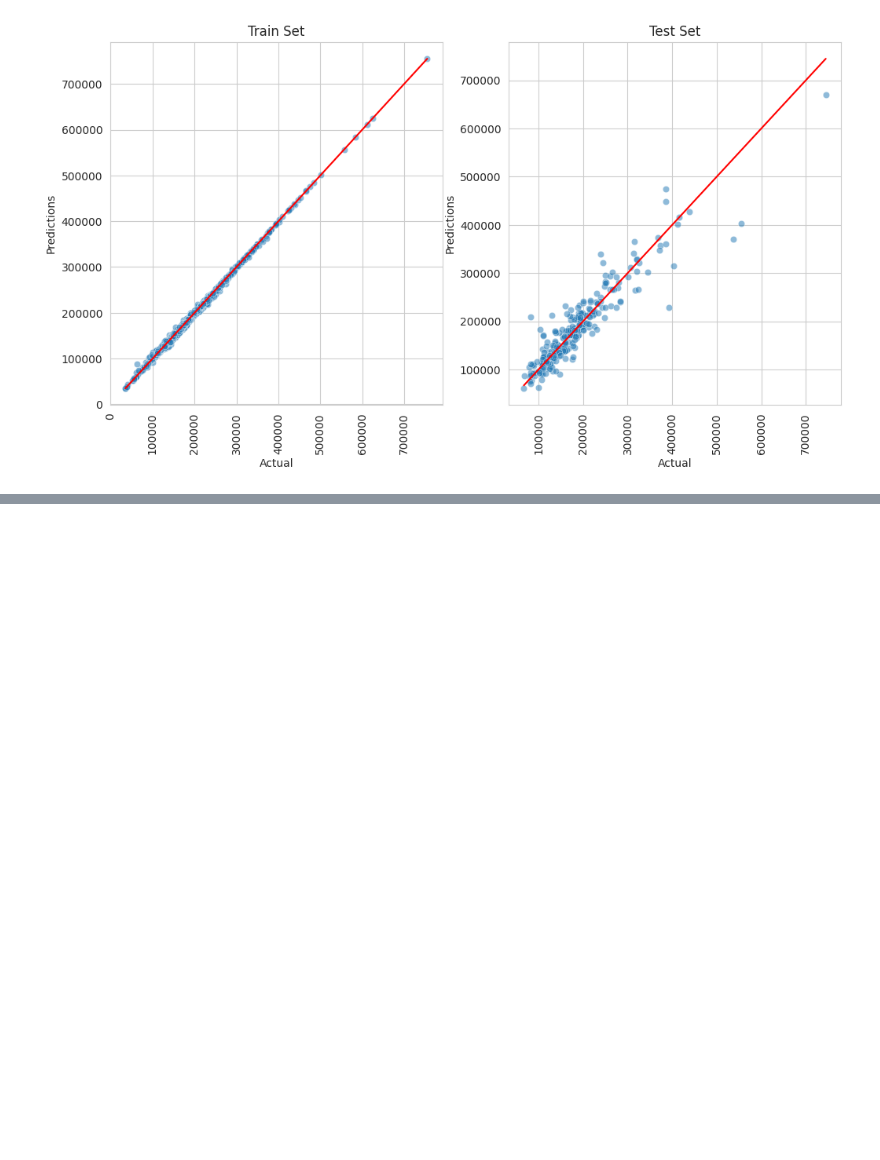
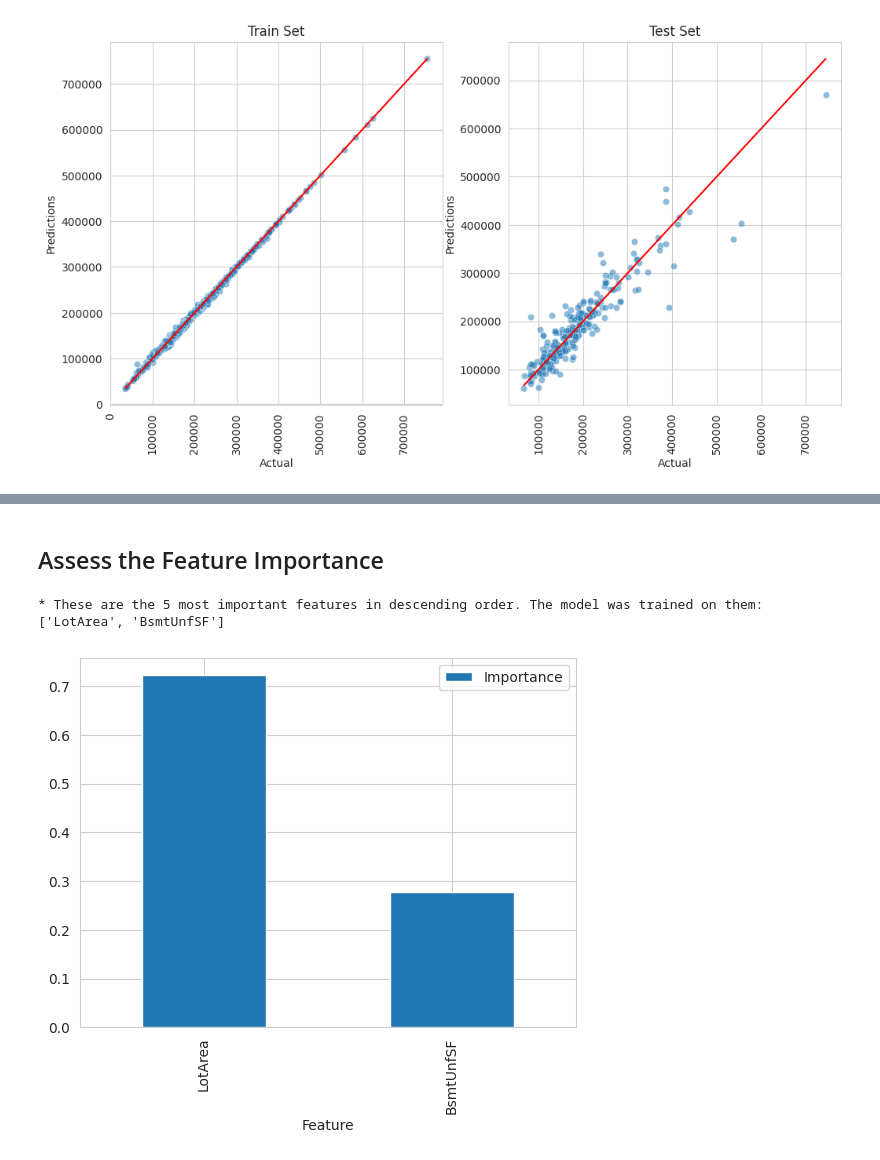
Before and after one commit to James-Burch/PP5-ML-PROJECT, a Jupyter notebook: jupyter_notebooks/5.Modeling and Evaluation - Predict House Price.ipynb, the cells around one changed output, grey strips where cells are left out. Saved outputs shown, nothing was run; the diff lists cells and outputs as text; code cells hidden in the pictures; blank space fills up the shorter version.

```diff
--- a/jupyter_notebooks/5.Modeling and Evaluation - Predict House Price.ipynb
+++ b/jupyter_notebooks/5.Modeling and Evaluation - Predict House Price.ipynb
@@ -540,0 +545,3 @@ Root Mean Squared Error: 30643.583
+# %%
+best_model = grid_search_summary.iloc[12,0]
+best_model
@@ -540,0 +562,3 @@ Root Mean Squared Error: 30643.583
+# %%
+best_pipeline = grid_search_pipelines[best_model].best_estimator_
+best_pipeline
@@ -540,0 +580,34 @@ Root Mean Squared Error: 30643.583
+# %% [markdown]
+## Assess the Feature Importance
+# %%
+import matplotlib.pyplot as plt
+import seaborn as sns
+import pandas as pd
+from sklearn.pipeline import Pipeline
+
+sns.set_style('whitegrid')
+
+# Apply pipeline transformation to X_train
+transformed_array = Pipeline(best_pipeline.steps[:4]).transform(X_train)
+
+# Extract selected features correctly
+selected_mask = best_pipeline['feat_selection'].get_support()
+selected_features = [col for col, keep in zip(X_train.columns, selected_mask) if keep]
+
+# Create DataFrame with selected feature importance
+df_feature_importance = pd.DataFrame({
+    'Feature': selected_features,
+    'Importance': best_pipeline['model'].feature_importances_
+}).sort_values(by='Importance', ascending=False)
+
+# Print the most important features
+print(f"* These are the {len(best_features)} most important features in descending order. "
+      f"The model was trained on them: \n{df_feature_importance['Feature'].to_list()}")
+
+# Plot feature importance
+df_feature_importance.plot(kind='bar', x='Feature', y='Importance')
+plt.show()
+# %% [output]
+* These are the 5 most important features in descending order. The model was trained on them:
+['LotArea', 'BsmtUnfSF']
+[figure, added]
```
Also changed, not shown: parts of 37 cells of this notebook.
